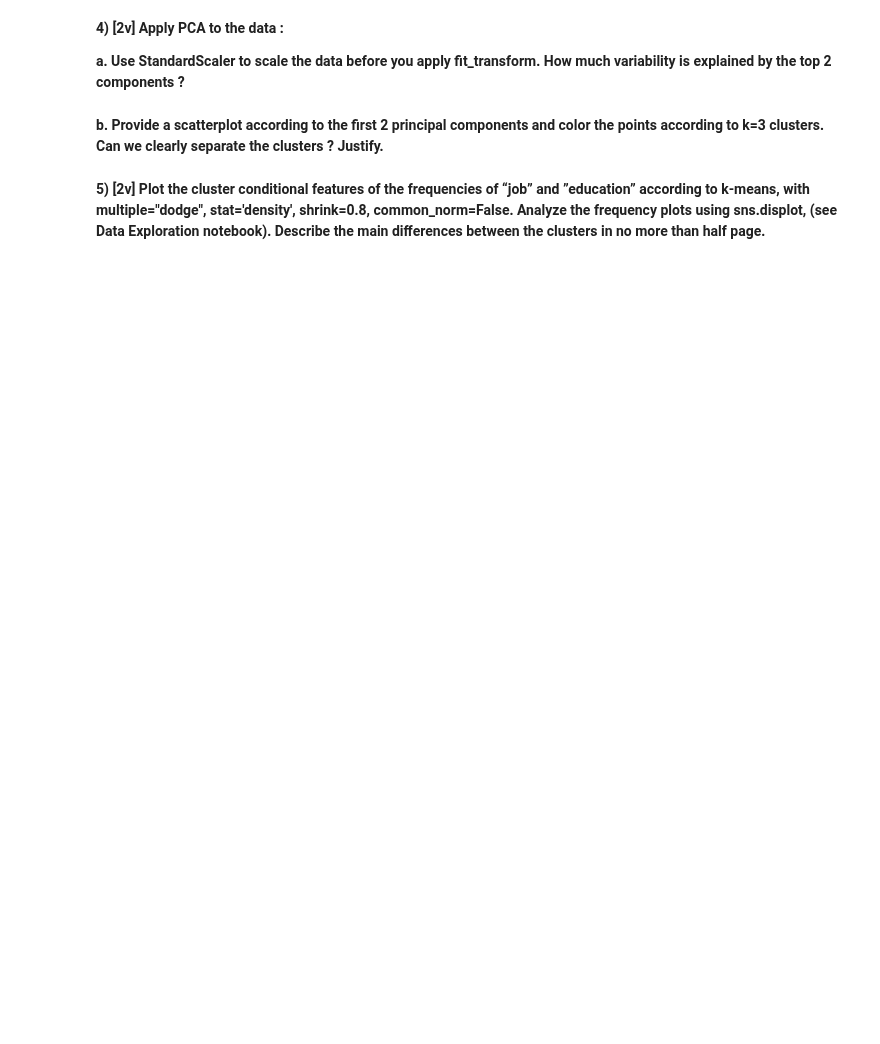
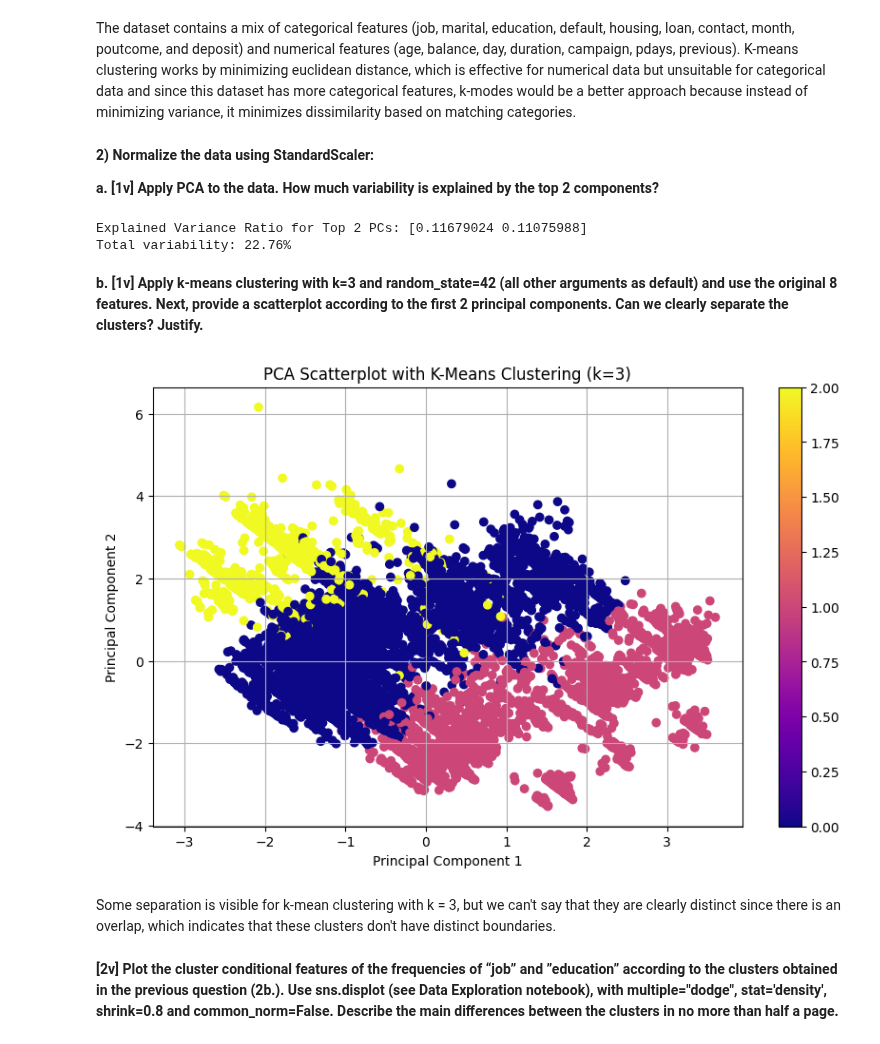
Before and after one commit to Margarida-Lourenco/HW-Apre, a Jupyter notebook: HW4/HW4.ipynb, the cells around one changed output. Drawn from its saved outputs; the diff is of its cells as text; code cells hidden in the pictures; blank space fills up the shorter version.

```diff
--- a/HW4/HW4.ipynb
+++ b/HW4/HW4.ipynb
@@ -29,14 +65,72 @@ should there be ? Explain based on the trade oﬀ between the clusters and inert
 features.**
+# %% [markdown]
+The dataset contains a mix of categorical features (job, marital, education, default, housing, loan, contact, month, poutcome, and deposit) and numerical features (age, balance, day, duration, campaign, pdays, previous). K-means clustering works by minimizing euclidean distance, which is effective for numerical data but unsuitable for categorical data and since this dataset has more categorical features, k-modes would be a better approach because instead of minimizing variance, it minimizes dissimilarity based on matching categories.
 # %% [markdown]
-**4) [2v] Apply PCA to the data :**
+**2) Normalize the data using StandardScaler:**
 
-**a. Use StandardScaler to scale the data before you apply ﬁt_transform. How much
-variability is explained by the top 2 components ?**
+**a. [1v] Apply PCA to the data. How much variability is explained by the top 2 components?**
+# %%
+import pandas as pd
+from sklearn.preprocessing import StandardScaler
+from sklearn.decomposition import PCA
+
+# Load the data
+data = pd.read_csv('accounts.csv')
+df = data.iloc[:, :8]
+df = df.drop_duplicates().dropna()
+
+# Convert categorical to numerical
+data_dummies = pd.get_dummies(df, drop_first=True)
+
+scaler = StandardScaler()
+
+# Apply PCA
+pca = PCA(n_components=2)  # Use 2 components
+X_pca = pca.fit_transform(scaler.fit_transform(data_dummies))
+
+print(f"Explained Variance Ratio for Top 2 PCs: {pca.explained_variance_ratio_}")
+print(f"Total variability: {pca.explained_variance_ratio_.sum() * 100:.2f}%")
+# %% [output]
+Explained Variance Ratio for Top 2 PCs: [0.11679024 0.11075988]
+Total variability: 22.76%
 # %% [markdown]
-**b. Provide a scatterplot according to the ﬁrst 2 principal components and color the
-points according to k=3 clusters. Can we clearly separate the clusters ? Justify.**
+**b. [1v] Apply k-means clustering with k=3 and random_state=42 (all other arguments as default) and use the original 8 features. Next, provide a scatterplot according to the ﬁrst 2 principal components. Can we clearly separate the clusters? Justify.**
+# %%
+import pandas as pd
+import numpy as np
+from sklearn.preprocessing import StandardScaler
+from sklearn.decomposition import PCA
+from sklearn.cluster import KMeans
+import matplotlib.pyplot as plt
+
+# Load the data
+data = pd.read_csv('accounts.csv')
+df = data.iloc[:, :8]
+df = df.drop_duplicates().dropna()
+
+# Convert categorical to numerical
+data_dummies = pd.get_dummies(df, drop_first=True)
+
+scaler = StandardScaler()
+
+# Apply PCA to reduce the data to 2 components
+pca = PCA(n_components=2).fit_transform(scaler.fit_transform(data_dummies))
+
+# Perform K-Means clustering
+clusters = KMeans(n_clusters=3, random_state=42).fit_predict(scaler.fit_transform(data_dummies))
+
+# Plot a scatterplot
+plt.figure(figsize=(10, 6))
+scatter = plt.scatter(pca[:, 0], pca[:, 1], c=clusters, cmap='plasma')
+plt.title('PCA Scatterplot with K-Means Clustering (k=3)')
+plt.xlabel('Principal Component 1')
+plt.ylabel('Principal Component 2')
+plt.colorbar(scatter)
+plt.grid(True)
+plt.show()
+# %% [output]
+[figure, added]
+# %% [markdown]
+Some separation is visible for k-mean clustering with k = 3, but we can't say that they are clearly distinct since there is an overlap, which indicates that these clusters don't have distinct boundaries.
 # %% [markdown]
-**5) [2v] Plot the cluster conditional features of the frequencies of “job” and ”education”
-according to k-means, with multiple="dodge", stat='density', shrink=0.8,
-common_norm=False. Analyze the frequency plots using sns.displot, (see Data Exploration
-notebook). Describe the main diﬀerences between the clusters in no more than half page.**
+**[2v] Plot the cluster conditional features of the frequencies of “job” and ”education” according to the clusters obtained in the previous question (2b.). Use sns.displot (see Data Exploration notebook), with multiple="dodge", stat='density', shrink=0.8 and common_norm=False. Describe the main diﬀerences between the clusters in no more than half a page.**
```
Also changed, not shown: parts of 7 cells of this notebook.
